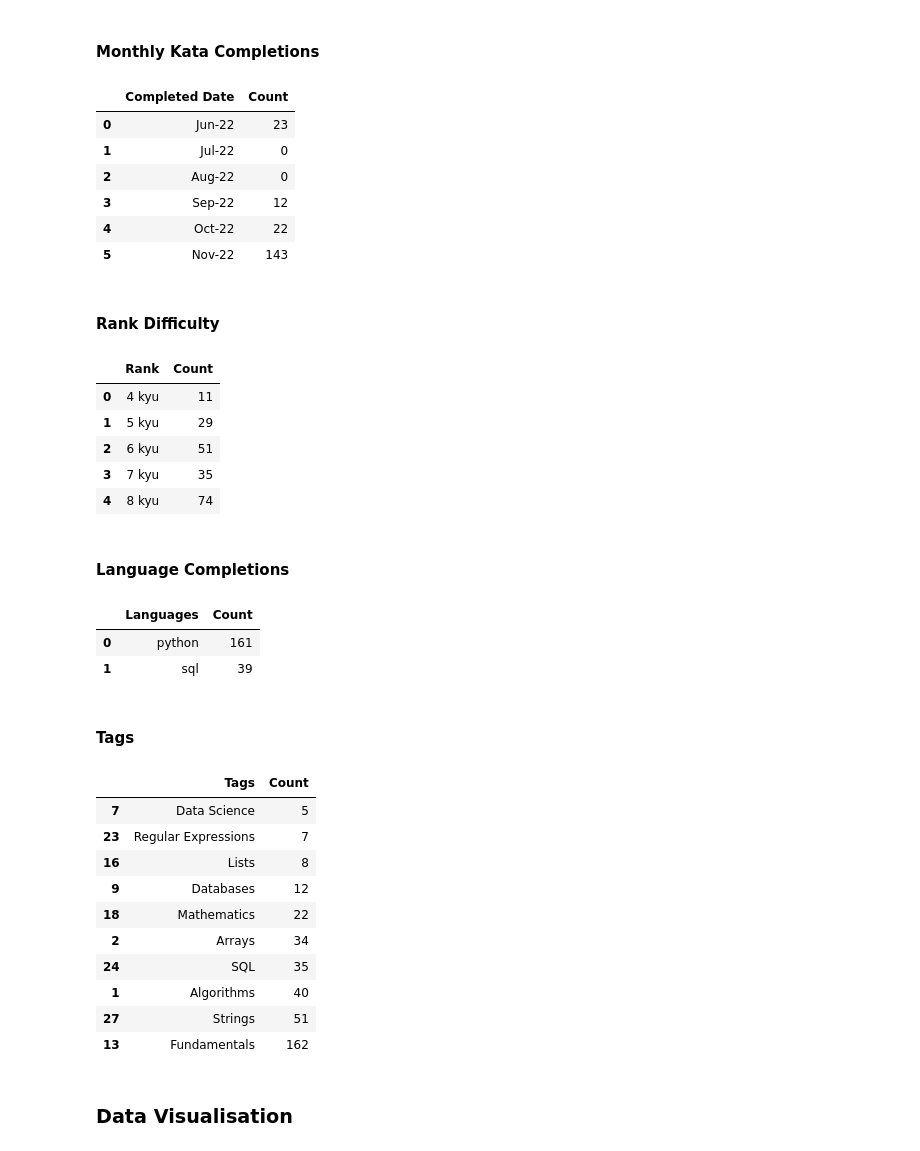
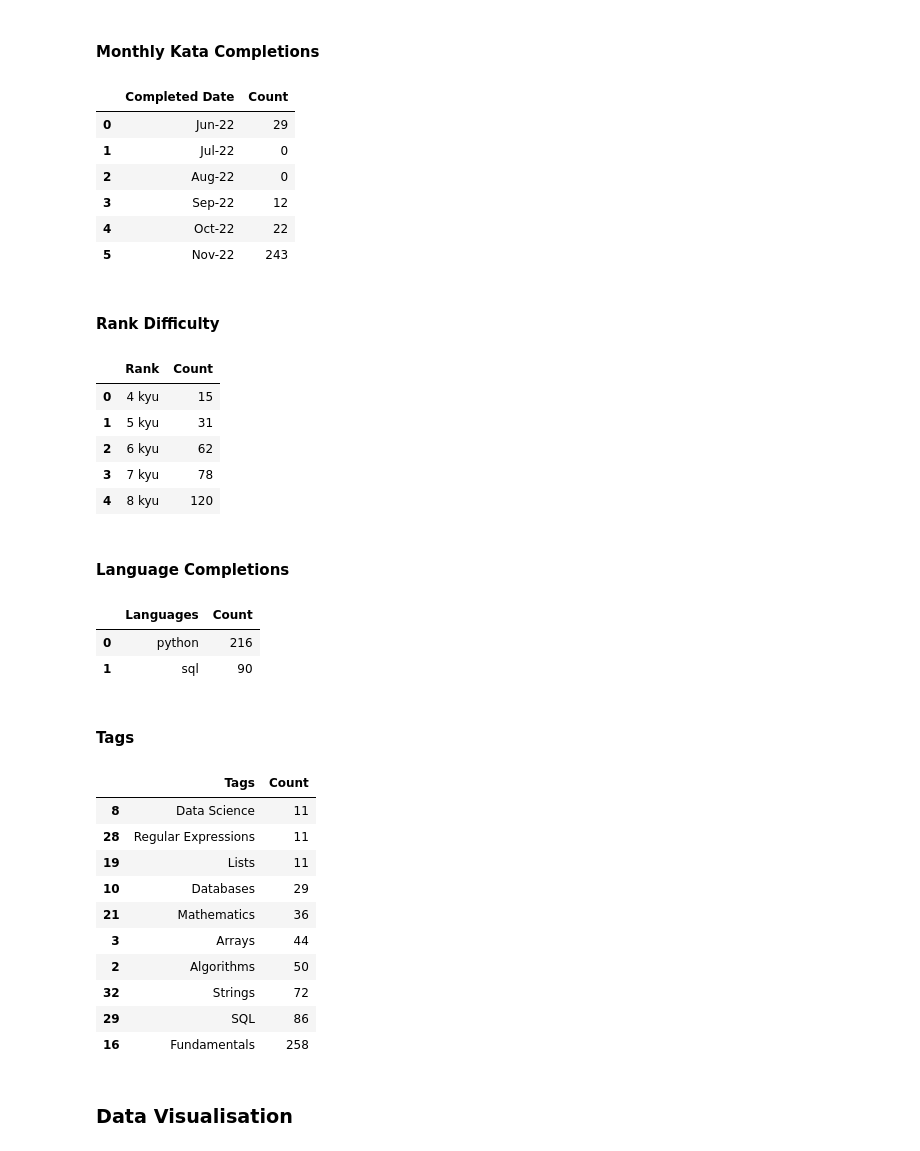
Before and after one commit to Filpill/codewars-stats, a Jupyter notebook: codewars_filpill.ipynb, the cells around one changed output. Cells and saved outputs as stored; diff of their text form; code cells hidden in the pictures.

```diff
--- a/codewars_filpill.ipynb
+++ b/codewars_filpill.ipynb
@@ -256,28 +261,29 @@ df_monthly_count = df_kata_combined.groupby(['Completed Date'])['Completed Date'
 df_monthly_count = df_monthly_count.groupby([pd.Grouper(level='Completed Date',freq='1M')]).sum().reset_index(name='Count')
 for i,val in enumerate(date_rng):
    df_monthly_count.loc[i,'Completed Date']  = val.strftime("%b-%y")
+df_monthly_count.to_csv('csv/monthly.csv')
 df_monthly_count
 # %% [output]
 |  | Completed Date | Count |
-| 0 | Jun-22 | 23 |
+| 0 | Jun-22 | 29 |
 | 1 | Jul-22 | 0 |
 | 2 | Aug-22 | 0 |
 | 3 | Sep-22 | 12 |
 | 4 | Oct-22 | 22 |
-| 5 | Nov-22 | 143 |
+| 5 | Nov-22 | 243 |
 # %% [markdown]
 #### Rank Difficulty
 # %%
 df_rank_count = df_kata_combined.groupby(['Rank'])['Rank'].count().reset_index(name='Count')
-# df_rank_count.sort_values(by=['Count'],inplace=True,ascending=False)
+df_rank_count.to_csv('csv/rank.csv')
 df_rank_count
 # %% [output]
 |  | Rank | Count |
-| 0 | 4 kyu | 11 |
-| 1 | 5 kyu | 29 |
-| 2 | 6 kyu | 51 |
-| 3 | 7 kyu | 35 |
-| 4 | 8 kyu | 74 |
+| 0 | 4 kyu | 15 |
+| 1 | 5 kyu | 31 |
+| 2 | 6 kyu | 62 |
+| 3 | 7 kyu | 78 |
+| 4 | 8 kyu | 120 |
 # %% [markdown]
 #### Language Completions
 # %%
@@ -296,43 +302,45 @@ for i in range(df_lang.shape[0]):
 
 # Applying Groupby to count number of kata completions split by language
 df_lang = df_lang.groupby(['Languages'])['Languages'].count().reset_index(name='Count')
+df_lang.to_csv('csv/language.csv')
 df_lang
 # %% [output]
 |  | Languages | Count |
-| 0 | python | 161 |
-| 1 | sql | 39 |
+| 0 | python | 216 |
+| 1 | sql | 90 |
 # %% [markdown]
 #### Tags
 # %%
 # Looping through series to unpack tags into new rows
 tag_list = []
 for i,kata_tags in enumerate(df_kata_combined['Tags']):
     for tag in kata_tags:
         tag_list.append((df_kata_combined.loc[i,'Kata ID'],
                         df_kata_combined.loc[i,'Completed Date'],
                         tag))
 
 # Creating seperate data frame for unpacking the tags
 df_tags = pd.DataFrame(data=tag_list,columns=['Kata ID','Completion Period','Tags'])
 for i in range(df_tags.shape[0]):
    df_tags.loc[i,'Completion Period']  = df_tags.loc[i,'Completion Period'].strftime("%b-%y")
 
 # Applying Groupby to count number of kata completions split by language
 df_tags = df_tags.groupby(['Tags'])['Tags'].count().reset_index(name='Count')
 df_tags.sort_values(by=['Count'],inplace=True,ascending=True)
+df_tags.to_csv('csv/tags.csv')
 df_tags.tail(10)
 # %% [output]
 |  | Tags | Count |
-| 7 | Data Science | 5 |
-| 23 | Regular Expressions | 7 |
-| 16 | Lists | 8 |
-| 9 | Databases | 12 |
-| 18 | Mathematics | 22 |
-| 2 | Arrays | 34 |
-| 24 | SQL | 35 |
-| 1 | Algorithms | 40 |
-| 27 | Strings | 51 |
-| 13 | Fundamentals | 162 |
+| 8 | Data Science | 11 |
+| 28 | Regular Expressions | 11 |
+| 19 | Lists | 11 |
+| 10 | Databases | 29 |
+| 21 | Mathematics | 36 |
+| 3 | Arrays | 44 |
+| 2 | Algorithms | 50 |
+| 32 | Strings | 72 |
+| 29 | SQL | 86 |
+| 16 | Fundamentals | 258 |
 # %% [markdown]
 ### Data Visualisation
 # %%
```
Also changed, not shown: parts of 13 cells of this notebook, 12 other files.
